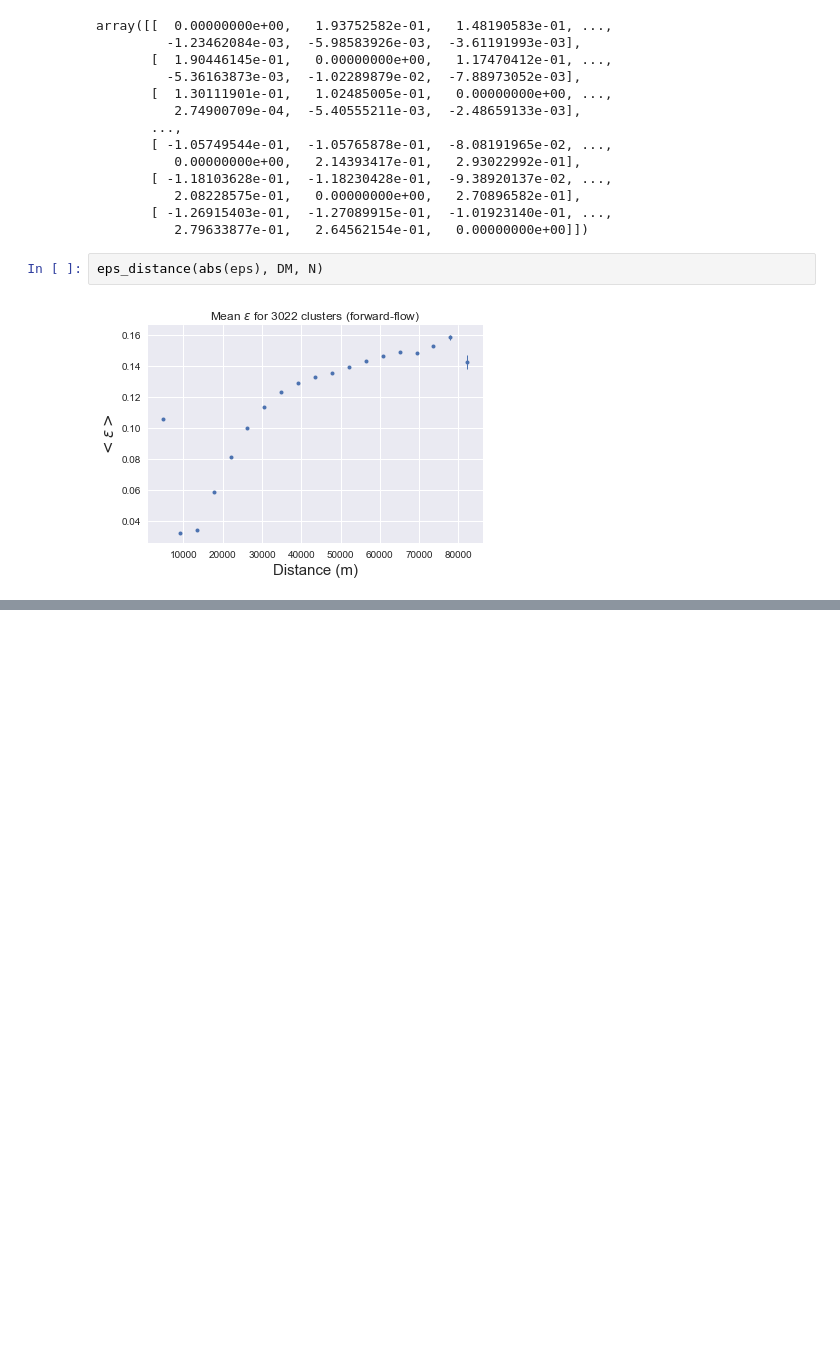
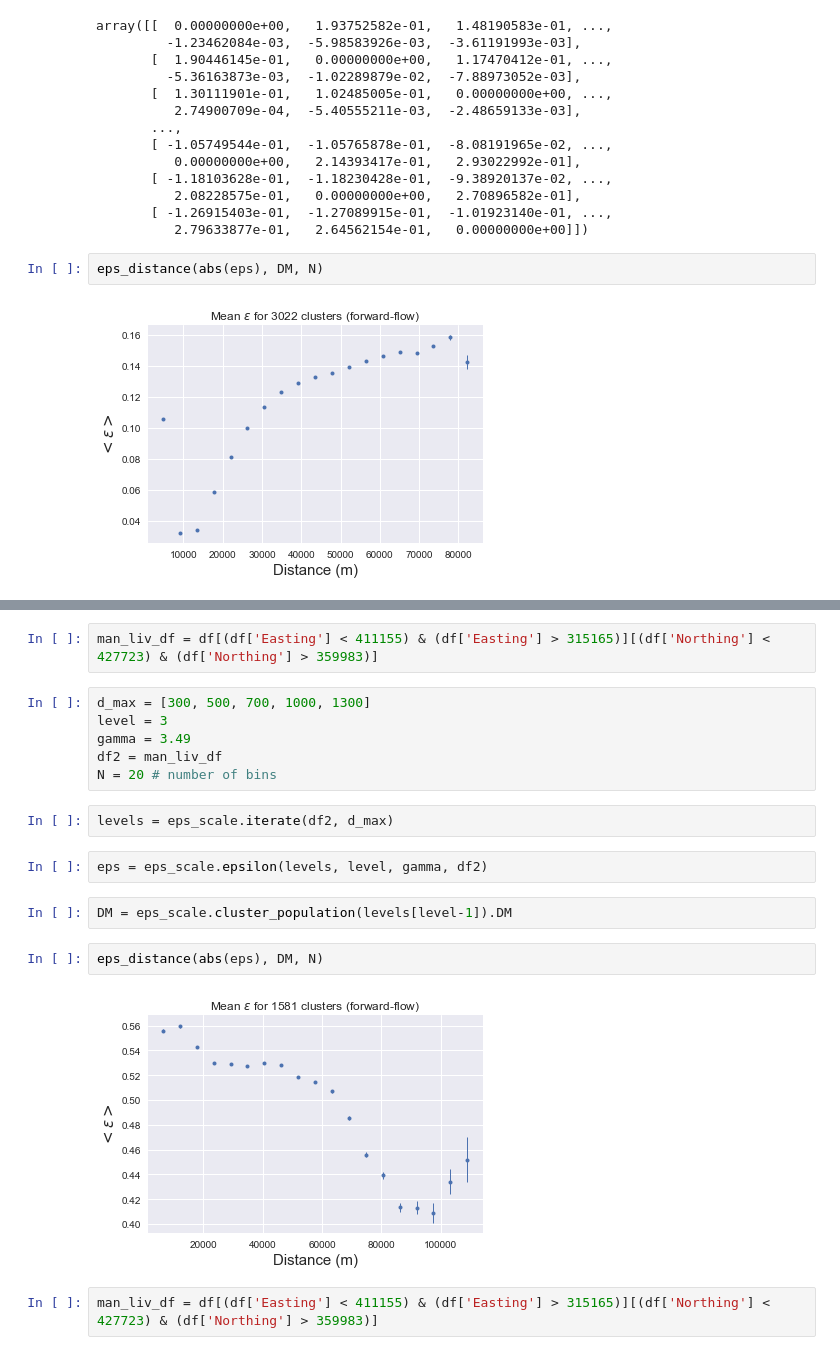
Before and after one commit to jbremz/human_mob, a Jupyter notebook: Notebooks/JB Log/Week 13 - 22.1.18.ipynb, the cells around one changed output, grey strips where cells are left out. Drawn from its saved outputs; the diff is of its cells as text; blank space fills up the shorter version.

```diff
--- a/Notebooks/JB Log/Week 13 - 22.1.18.ipynb
+++ b/Notebooks/JB Log/Week 13 - 22.1.18.ipynb
@@ -60,0 +74,20 @@ This looks quite different, probably because the exponent has changed quite dram
+# %%
+man_liv_df = df[(df['Easting'] < 411155) & (df['Easting'] > 315165)][(df['Northing'] < 427723) & (df['Northing'] > 359983)]
+# %%
+d_max = [300, 500, 700, 1000, 1300]
+level = 3
+gamma = 3.49
+df2 = man_liv_df
+N = 20 # number of bins
+# %%
+levels = eps_scale.iterate(df2, d_max)
+# %%
+eps = eps_scale.epsilon(levels, level, gamma, df2)
+# %%
+DM = eps_scale.cluster_population(levels[level-1]).DM
+# %%
+eps_distance(abs(eps), DM, N)
+# %% [output]
+[figure, added]
+# %%
+man_liv_df = df[(df['Easting'] < 411155) & (df['Easting'] > 315165)][(df['Northing'] < 427723) & (df['Northing'] > 359983)]
```
Also changed, not shown: parts of 9 cells of this notebook, 2 other files.
